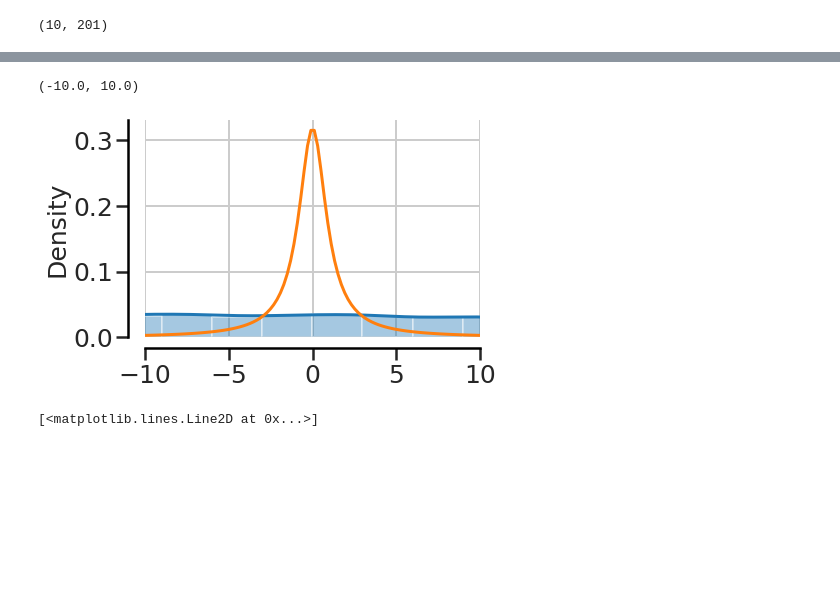
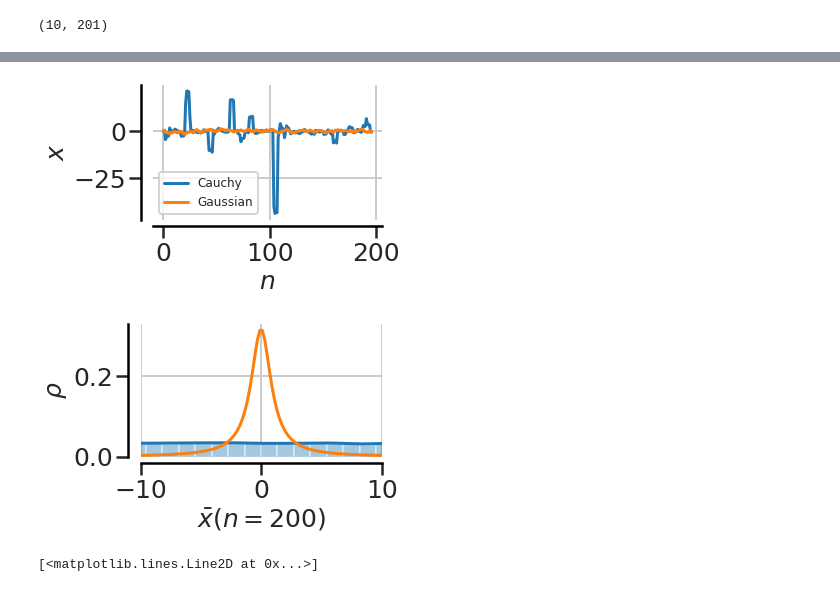
Before and after one commit to janweinreich/stoch_proc, a Jupyter notebook: random_walk.ipynb, the cells around one changed output, grey strips where cells are left out. Cells and saved outputs as stored; diff of their text form; code cells hidden in the pictures; blank space fills up the shorter version.

```diff
--- a/random_walk.ipynb
+++ b/random_walk.ipynb
@@ -366,6 +366,3 @@ all_trj     = np.array(all_trj)
 all_trj.shape
 # %% [output]
 (10, 201)
-# %%
-for t in all_trj:
-    plt.plot(t)
@@ -384,0 +369,18 @@ plt.plot(running_mean(samples_gaussian, 4))
+# %%
+fig,ax = plt.subplots()
+ax.spines['right'].set_color('none')
+ax.spines['top'].set_color('none')
+ax.spines['bottom'].set_position(('axes', -0.05))
+ax.spines['bottom'].set_color('black')
+ax.spines['left'].set_color('black')
+ax.yaxis.set_ticks_position('left')
+ax.xaxis.set_ticks_position('bottom')
+ax.spines['left'].set_position(('axes', -0.05))
+
+for t in all_trj:
+    ax.plot(t)
+
+ax.set_xlabel("$n$")
+ax.set_ylabel("$x$")
+fig.tight_layout(h_pad=0.0, pad=1.5)
+plt.savefig('./figures/JanWeinreich_P1_4a.png')
@@ -385,3 +389,30 @@ plt.plot(running_mean(samples_gaussian, 4))
+# %%
+def running_mean(x, N):
+    cumsum = np.cumsum(np.insert(x, 0, 0))
+    return (cumsum[N:] - cumsum[:-N]) / float(N)
+
+
+
+fig,ax = plt.subplots()
+ax.spines['right'].set_color('none')
+ax.spines['top'].set_color('none')
+ax.spines['bottom'].set_position(('axes', -0.05))
+ax.spines['bottom'].set_color('black')
+ax.spines['left'].set_color('black')
+ax.yaxis.set_ticks_position('left')
+ax.xaxis.set_ticks_position('bottom')
+ax.spines['left'].set_position(('axes', -0.05))
+
+ax.set_xlabel("$n$")
+ax.set_ylabel("$x$")
+
+ax.plot(running_mean(samples_cauchy, 4), label='Cauchy')
+ax.plot(running_mean(samples_gaussian, 4), label='Gaussian')
+ax.legend(fontsize=fontsize-13)
+fig.tight_layout(h_pad=0.0, pad=1.5)
+plt.savefig('./figures/JanWeinreich_P1_4b.png')
+# %% [output]
+[figure, added]
 # %%
 Ntrj = 50000
 n    = 100
@@ -389,35 +420,39 @@ n    = 100
 all_avgs = []
 for i in tqdm(range(Ntrj)):
     curr_trj = [0]
     for t in range(n):
         curr_trj.append(curr_trj[-1]+np.random.standard_cauchy())
 
     all_avgs.append(np.mean(curr_trj))
 
 all_avgs = np.array(all_avgs)
 
 def cauchy_fct(x):
     denom = np.pi * ( 1 + x**2.0)
     return 1/denom
 
 fig,ax = plt.subplots()
 ax.spines['right'].set_color('none')
 ax.spines['top'].set_color('none')
 ax.spines['bottom'].set_position(('axes', -0.05))
 ax.spines['bottom'].set_color('black')
 ax.spines['left'].set_color('black')
 ax.yaxis.set_ticks_position('left')
 ax.xaxis.set_ticks_position('bottom')
 ax.spines['left'].set_position(('axes', -0.05))
 
+ax.set_ylabel("$\\rho$")
+ax.set_xlabel("$\\bar{x}(n=200)$")
 
 all_avgs = all_avgs[(all_avgs>-15) & (all_avgs<15)]
 sns.distplot(all_avgs, ax=ax)
 ax.plot(np.linspace(-10, 10, 100), cauchy_fct(np.linspace(-10, 10, 100)))
 plt.xlim(-10, 10)
+
+fig.tight_layout(h_pad=0.0, pad=1.5)
+plt.savefig('./figures/JanWeinreich_P1_4c.png')
 # %% [output]
-(-10.0, 10.0)
-[figure, old version]
+[figure, new version]
 # %%
 plt.plot(curr_trj)
 # %% [output]
```
Also changed, not shown: parts of 4 cells of this notebook, 1 other file.
